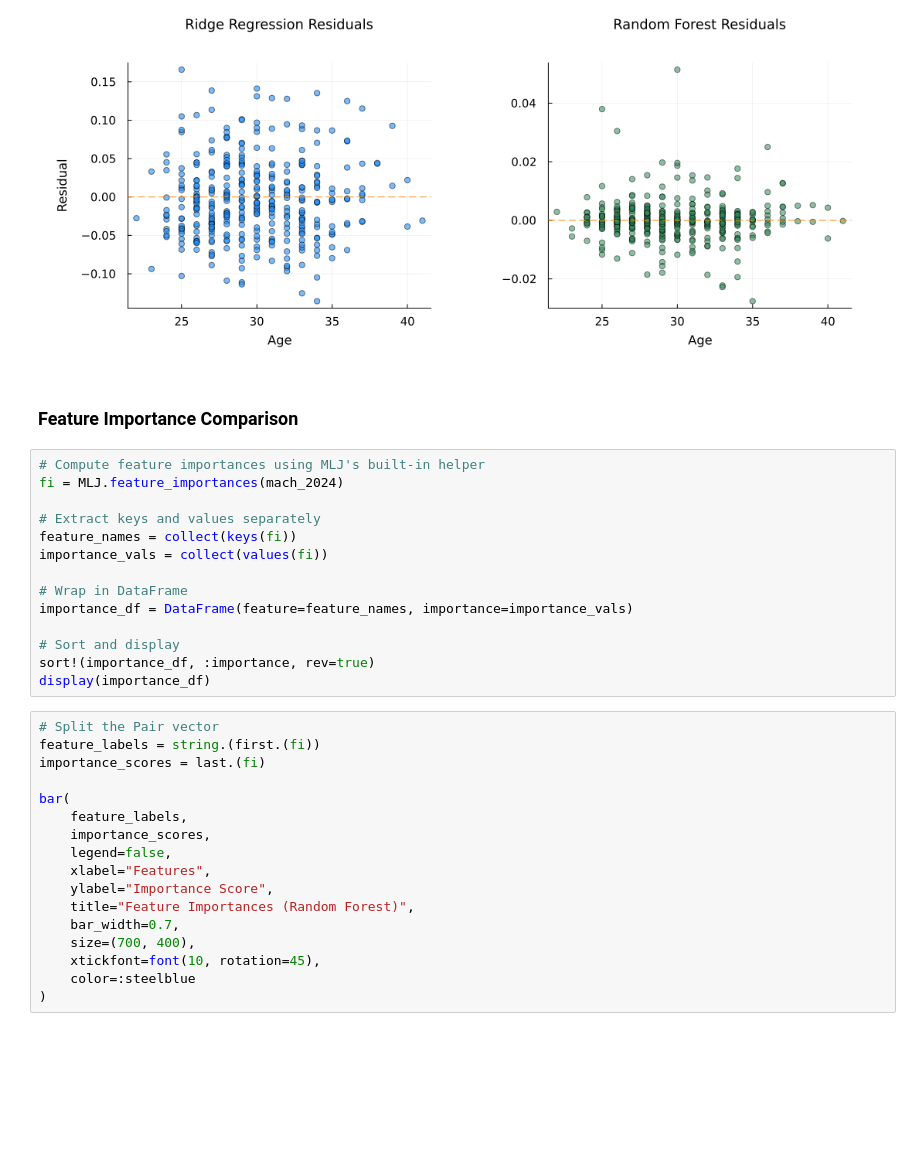
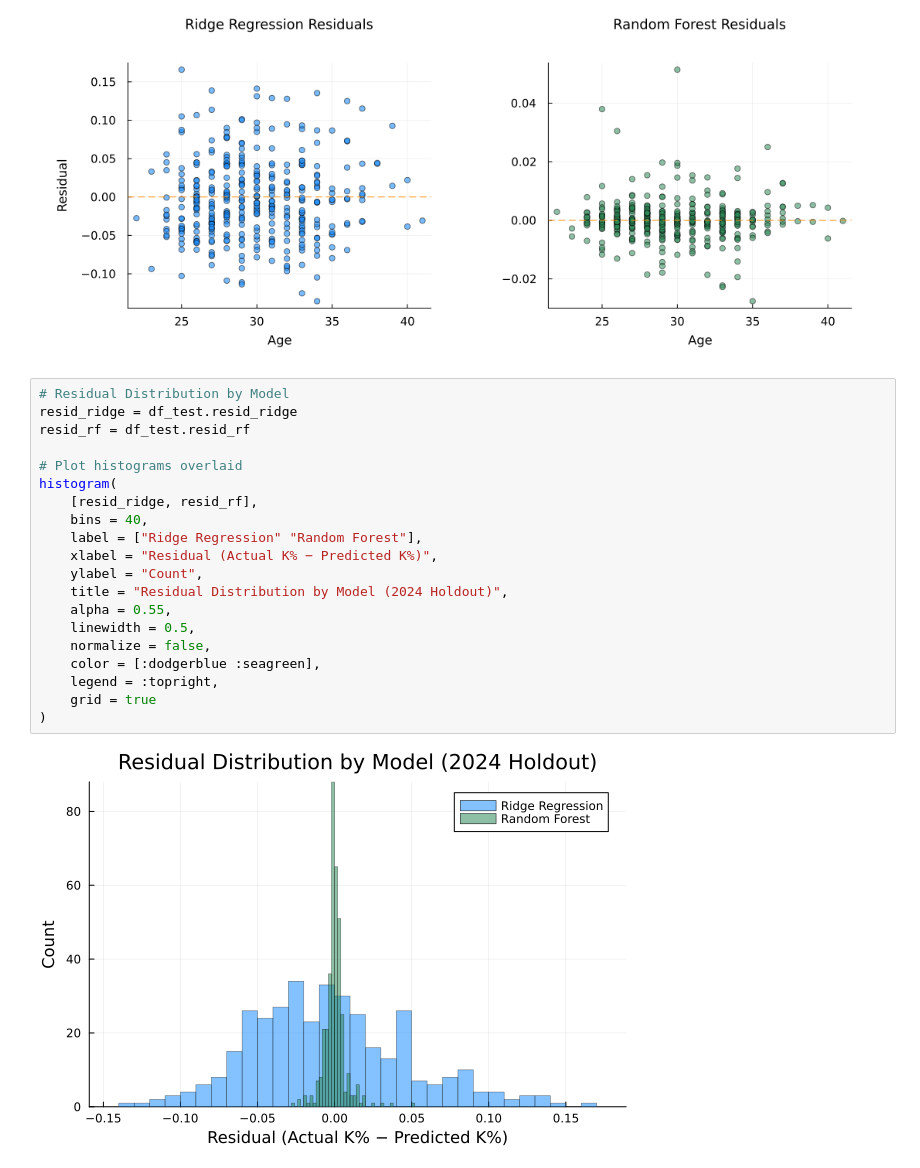
Before and after one commit to williamsryan/QuantAnalysisAssets, a Jupyter notebook: phillies_takehome/phillies_kpercent_model.ipynb, the cells around one changed output. Drawn from its saved outputs; the diff is of its cells as text; blank space fills up the shorter version.

```diff
--- a/phillies_takehome/phillies_kpercent_model.ipynb
+++ b/phillies_takehome/phillies_kpercent_model.ipynb
@@ -373,36 +373,25 @@ hline!(plt, [0], linestyle = :dash, color = :darkorange, subplot = 2)
 display(plt)
 # %% [output]
 [figure]
-# %% [markdown]
-### Feature Importance Comparison
-# %%
-# Compute feature importances using MLJ's built-in helper
-fi = MLJ.feature_importances(mach_2024)
-
-# Extract keys and values separately
-feature_names = collect(keys(fi))
-importance_vals = collect(values(fi))
-
-# Wrap in DataFrame
-importance_df = DataFrame(feature=feature_names, importance=importance_vals)
-
-# Sort and display
-sort!(importance_df, :importance, rev=true)
-display(importance_df)
-# %%
-# Split the Pair vector
-feature_labels = string.(first.(fi))
-importance_scores = last.(fi)
-
-bar(
-    feature_labels,
-    importance_scores,
-    legend=false,
-    xlabel="Features",
-    ylabel="Importance Score",
-    title="Feature Importances (Random Forest)",
-    bar_width=0.7,
-    size=(700, 400),
-    xtickfont=font(10, rotation=45),
-    color=:steelblue
-)
+# %%
+# Residual Distribution by Model
+resid_ridge = df_test.resid_ridge
+resid_rf = df_test.resid_rf
+
+# Plot histograms overlaid
+histogram(
+    [resid_ridge, resid_rf],
+    bins = 40,
+    label = ["Ridge Regression" "Random Forest"],
+    xlabel = "Residual (Actual K% − Predicted K%)",
+    ylabel = "Count",
+    title = "Residual Distribution by Model (2024 Holdout)",
+    alpha = 0.55,
+    linewidth = 0.5,
+    normalize = false,
+    color = [:dodgerblue :seagreen],
+    legend = :topright,
+    grid = true
+)
+# %% [output]
+[figure, added]
```
Also changed, not shown: parts of 2 cells of this notebook.
